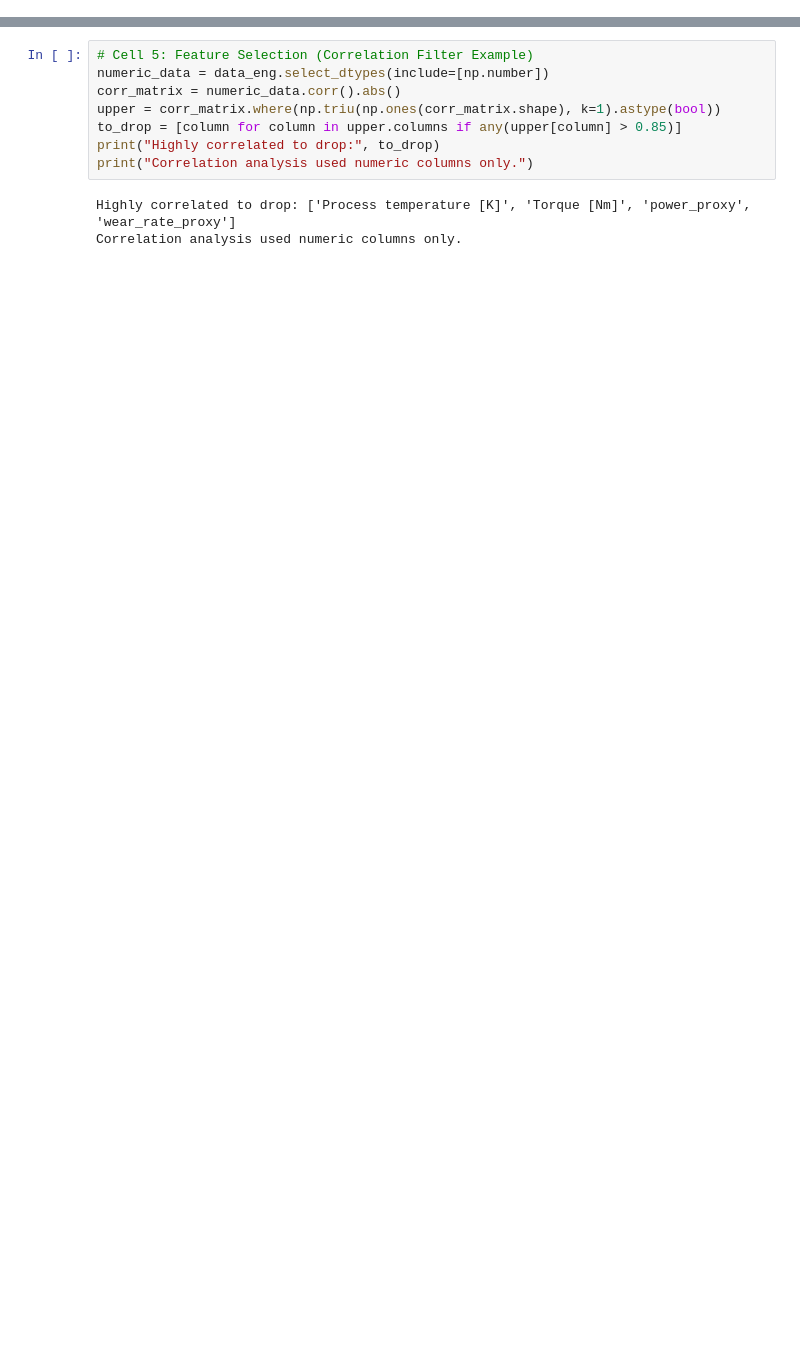
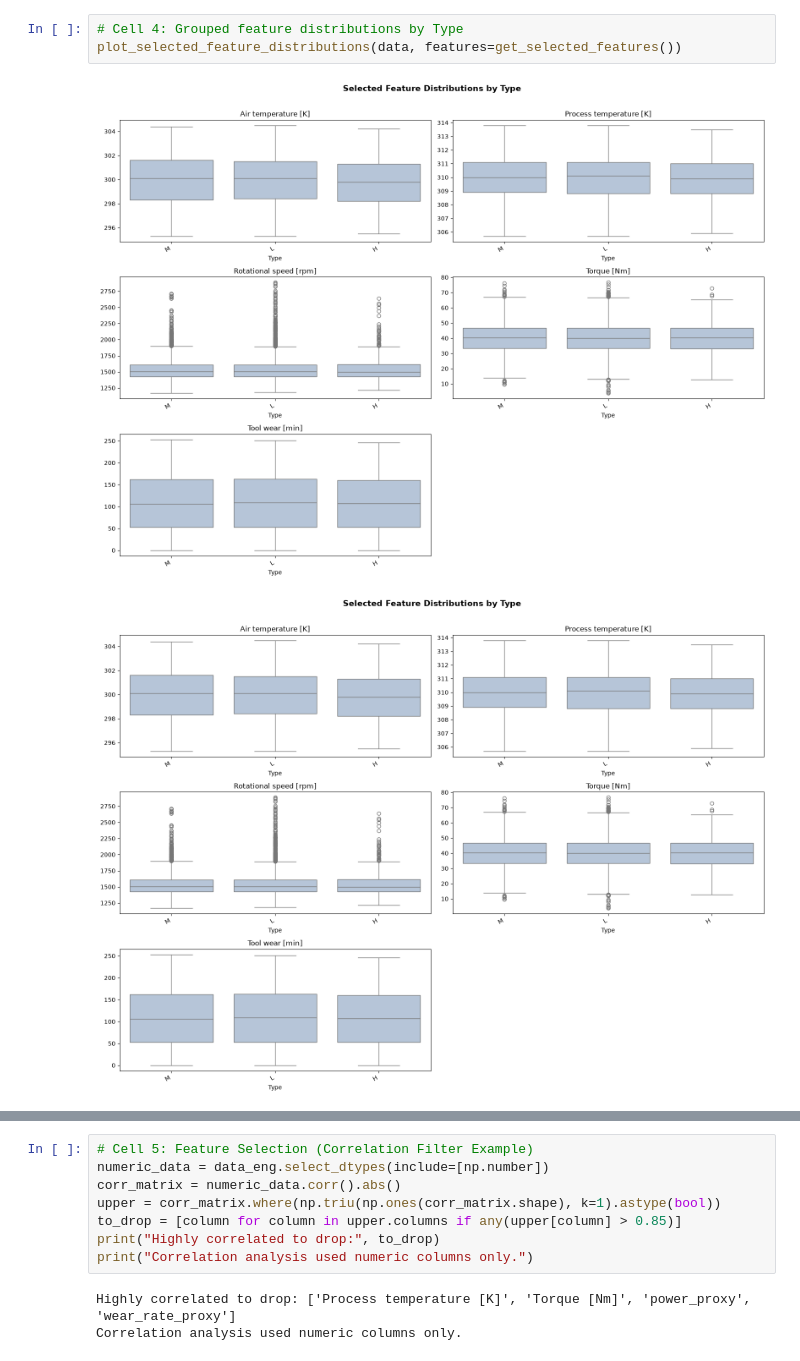
Before and after one commit to Apaelijo/predictive-maintenance-clustering, a Jupyter notebook: notebooks/01_eda_preprocessing.ipynb, the cells around one changed output, grey strips where cells are left out. Saved outputs shown, nothing was run; the diff lists cells and outputs as text; blank space fills up the shorter version.

```diff
--- a/notebooks/01_eda_preprocessing.ipynb
+++ b/notebooks/01_eda_preprocessing.ipynb
@@ -98,3 +117,9 @@ None
+# %%
+# Cell 4: Grouped feature distributions by Type
+plot_selected_feature_distributions(data, features=get_selected_features())
+# %% [output]
+[figure, added]
+[figure, added]
 # %%
 # Cell 3: Clustering Tendency (Hopkins Statistic - simplified)
 def hopkins_statistic(X, sample_size=1000):
```
Also changed, not shown: parts of 6 cells of this notebook, 10 other files.
